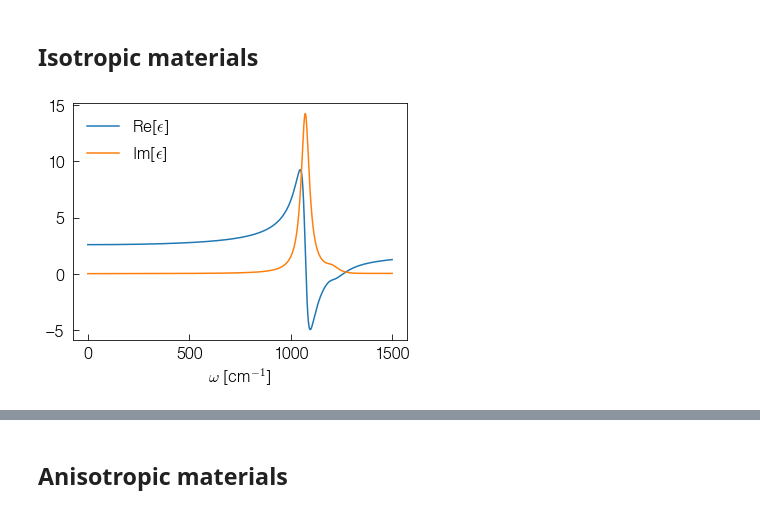
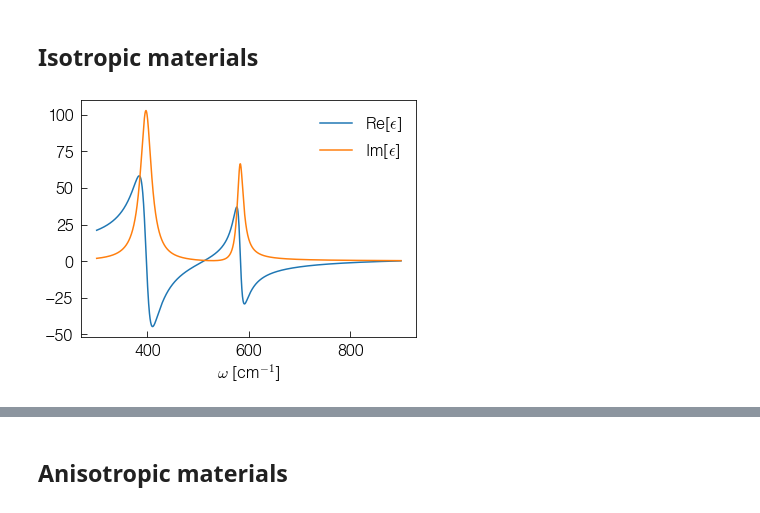
Before and after one commit to asmcleod/NearFieldOptics, a Jupyter notebook: Examples/LRM Instruction Manual.ipynb, the cells around one changed output, grey strips where cells are left out. Saved outputs shown, nothing was run; the diff lists cells and outputs as text; code cells hidden in the pictures.

```diff
--- a/Examples/LRM Instruction Manual.ipynb
+++ b/Examples/LRM Instruction Manual.ipynb
@@ -131,13 +147,13 @@ Materials readily available from NearFieldOptics:
 # %% [markdown]
 ## Isotropic materials
 # %%
-# Grab the built-in instance of silicon from NearFieldOptics.Materials:
-SiO2 = M.SiO2
+# Grab the built-in instance of silicon oxide from NearFieldOptics.Materials:
+sapphire = M.Al2O3
 # %%
-ws = np.linspace(0,1500,1500)
-eps = AWA(SiO2.epsilon(ws),axes=[ws],axis_names=["$\omega$ [cm$^{-1}$]"])
+ws = np.linspace(300,900,1500)
+eps = AWA(sapphire.extraordinary_epsilon(ws),axes=[ws],axis_names=["$\omega$ [cm$^{-1}$]"])
 eps.real.plot(label="Re[$\epsilon$]")
 eps.imag.plot(label="Im[$\epsilon$]")
 plt.legend();
 # %% [output]
-[figure, old version]
+[figure, new version]
```
Also changed, not shown: parts of 28 cells of this notebook, 4 other files.
